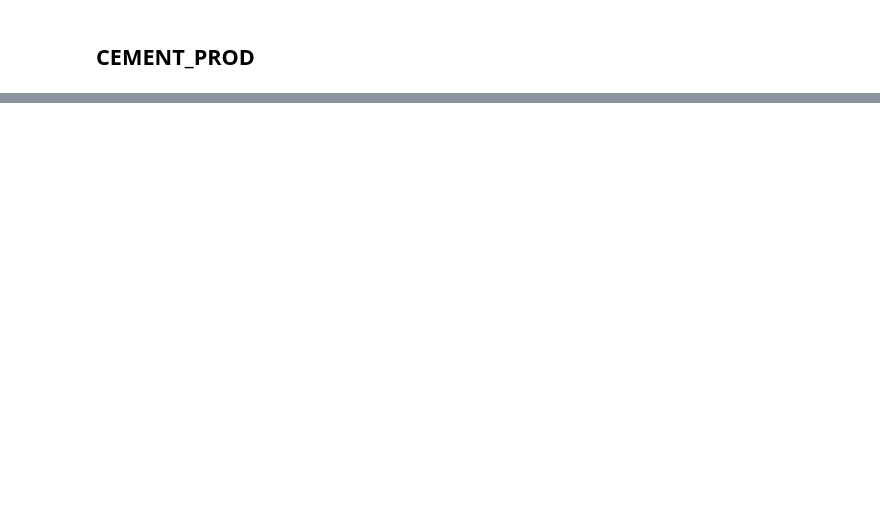
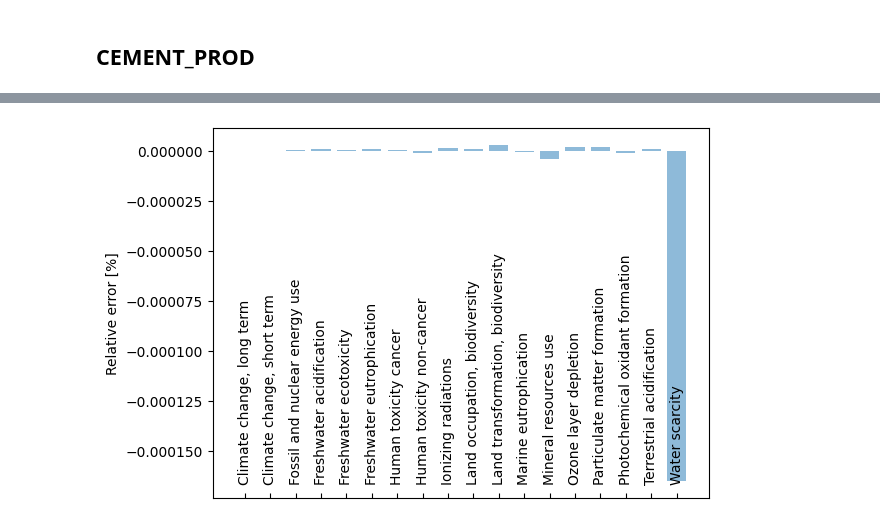
Before and after one commit to matthieu-str/ES_MOO_validation, a Jupyter notebook: test_ES_sep_use_constr.ipynb, the cells around one changed output, grey strips where cells are left out. Drawn from its saved outputs; the diff is of its cells as text; code cells hidden in the pictures; blank space fills up the shorter version.

```diff
--- a/test_ES_sep_use_constr.ipynb
+++ b/test_ES_sep_use_constr.ipynb
@@ -16,6 +16,7 @@ R_long_tot_use = pd.read_csv(r"C:\Users\matth\PycharmProjects\energyscope_moo\02
 pv_midpoints_bw = pd.read_csv("AB_results/PV_LCIA-results.csv")
 wind_midpoints_bw = pd.read_csv("AB_results/ES_sep_wind_LCIA-results.csv")
 wind_endpoints_bw = pd.read_csv("AB_results/ES_sep_wind_endpoints_LCIA-results.csv")
+cement_midpoints_bw = pd.read_csv("AB_results/cement_midpoints_LCIA-results.csv")
 # %%
 midpoint_categories, endpoint_categories_HH, endpoint_categories_EQ = impact_categories(R_constr=R_long_tot_constr, R_use=R_long_tot_use)
 # %% [markdown]
@@ -307,0 +346,2 @@ display(R_long_tot_constr[R_long_tot_constr.ES_name == name])
+# %%
+comparison_cement_midpoints = comparison(tech="CEMENT_PROD", conversion_factor=0.000001, capacity_factor=38.812785, use_value=1e6, indicator="midpoint", df_bw_mid=cement_midpoints_bw, df_bw_end=None, R_constr=R_long_tot_constr, R_use=R_long_tot_use, no_use_phase=False)
@@ -307,0 +368,4 @@ display(R_long_tot_constr[R_long_tot_constr.ES_name == name])
+# %%
+plot_comparison(comparison_cement_midpoints, save=False)
+# %% [output]
+[figure, added]
```
Also changed, not shown: parts of 10 cells of this notebook.
